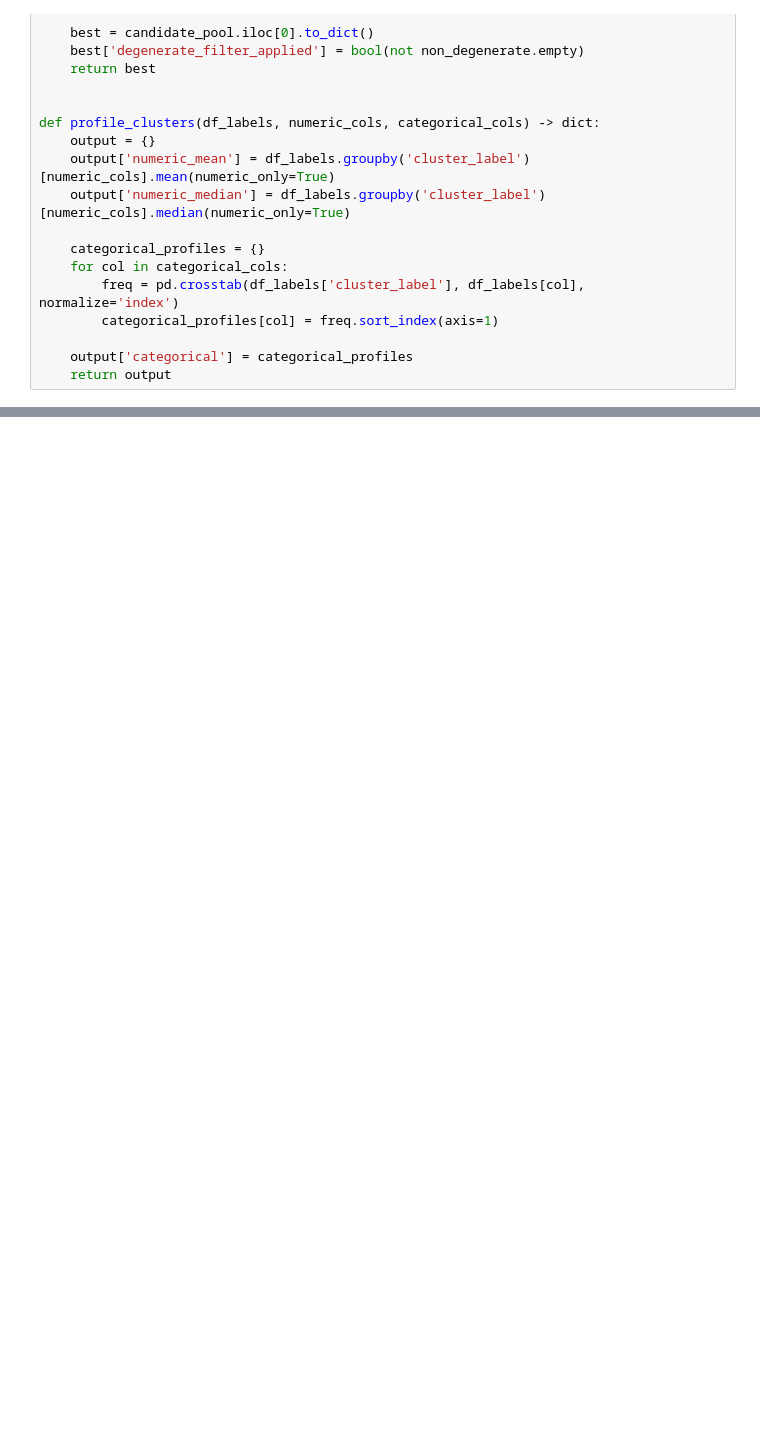
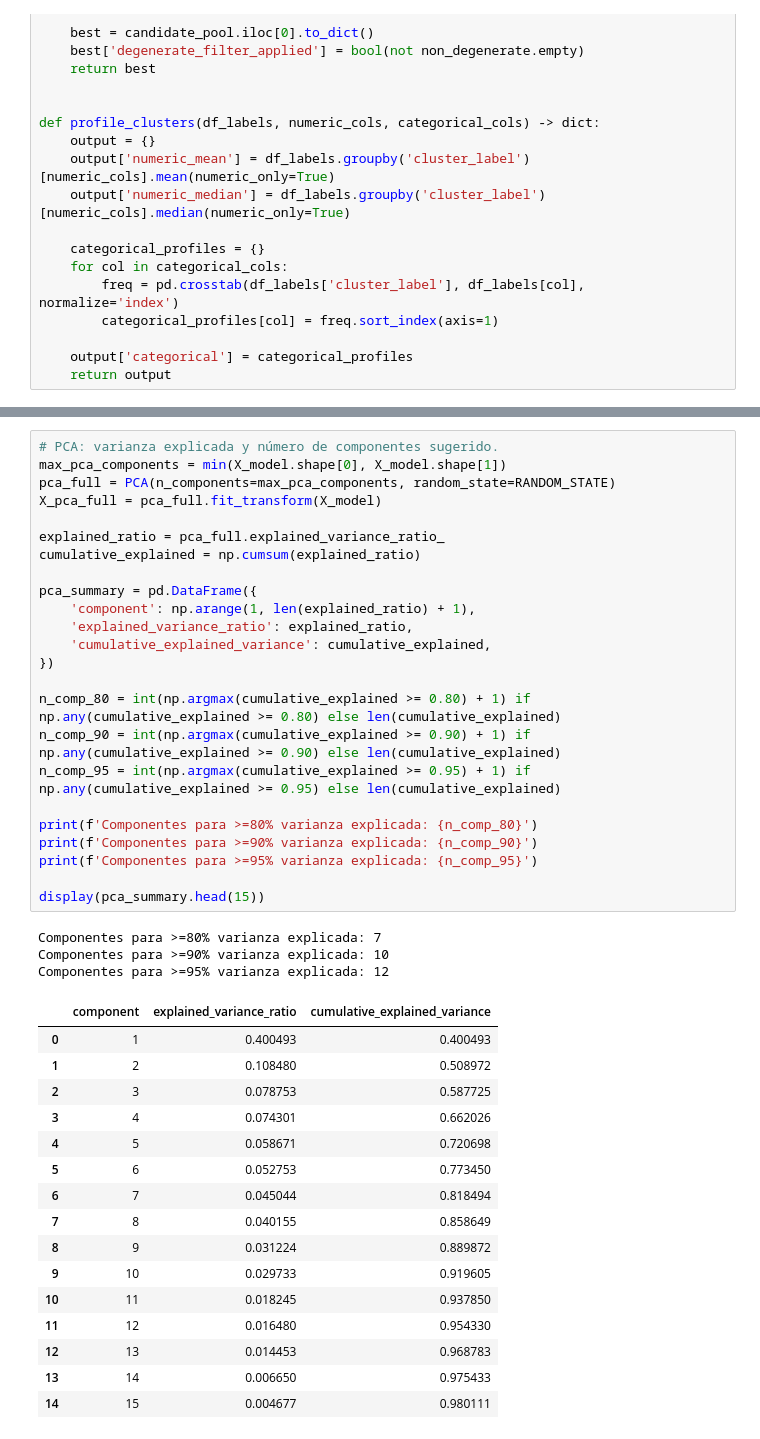
Before and after one commit to MrMenth0l/MineriaDatos-Lab2, a Jupyter notebook: Lab2/clustering_inicial.ipynb, the cells around one changed output, grey strips where cells are left out. Drawn from its saved outputs; the diff is of its cells as text; blank space fills up the shorter version.

```diff
--- a/Lab2/clustering_inicial.ipynb
+++ b/Lab2/clustering_inicial.ipynb
@@ -459,0 +593,44 @@ for cat_col, cat_table in profiles['categorical'].items():
+# %%
+# PCA: varianza explicada y número de componentes sugerido.
+max_pca_components = min(X_model.shape[0], X_model.shape[1])
+pca_full = PCA(n_components=max_pca_components, random_state=RANDOM_STATE)
+X_pca_full = pca_full.fit_transform(X_model)
+
+explained_ratio = pca_full.explained_variance_ratio_
+cumulative_explained = np.cumsum(explained_ratio)
+
+pca_summary = pd.DataFrame({
+    'component': np.arange(1, len(explained_ratio) + 1),
+    'explained_variance_ratio': explained_ratio,
+    'cumulative_explained_variance': cumulative_explained,
+})
+
+n_comp_80 = int(np.argmax(cumulative_explained >= 0.80) + 1) if np.any(cumulative_explained >= 0.80) else len(cumulative_explained)
+n_comp_90 = int(np.argmax(cumulative_explained >= 0.90) + 1) if np.any(cumulative_explained >= 0.90) else len(cumulative_explained)
+n_comp_95 = int(np.argmax(cumulative_explained >= 0.95) + 1) if np.any(cumulative_explained >= 0.95) else len(cumulative_explained)
+
+print(f'Componentes para >=80% varianza explicada: {n_comp_80}')
+print(f'Componentes para >=90% varianza explicada: {n_comp_90}')
+print(f'Componentes para >=95% varianza explicada: {n_comp_95}')
+
+display(pca_summary.head(15))
+# %% [output]
+Componentes para >=80% varianza explicada: 7
+Componentes para >=90% varianza explicada: 10
+Componentes para >=95% varianza explicada: 12
+|  | component | explained_variance_ratio | cumulative_explained_variance |
+| 0 | 1 | 0.400493 | 0.400493 |
+| 1 | 2 | 0.108480 | 0.508972 |
+| 2 | 3 | 0.078753 | 0.587725 |
+| 3 | 4 | 0.074301 | 0.662026 |
+| 4 | 5 | 0.058671 | 0.720698 |
+| 5 | 6 | 0.052753 | 0.773450 |
+| 6 | 7 | 0.045044 | 0.818494 |
+| 7 | 8 | 0.040155 | 0.858649 |
+| 8 | 9 | 0.031224 | 0.889872 |
+| 9 | 10 | 0.029733 | 0.919605 |
+| 10 | 11 | 0.018245 | 0.937850 |
+| 11 | 12 | 0.016480 | 0.954330 |
+| 12 | 13 | 0.014453 | 0.968783 |
+| 13 | 14 | 0.006650 | 0.975433 |
+| 14 | 15 | 0.004677 | 0.980111 |
```
Also changed, not shown: parts of 16 cells of this notebook.
